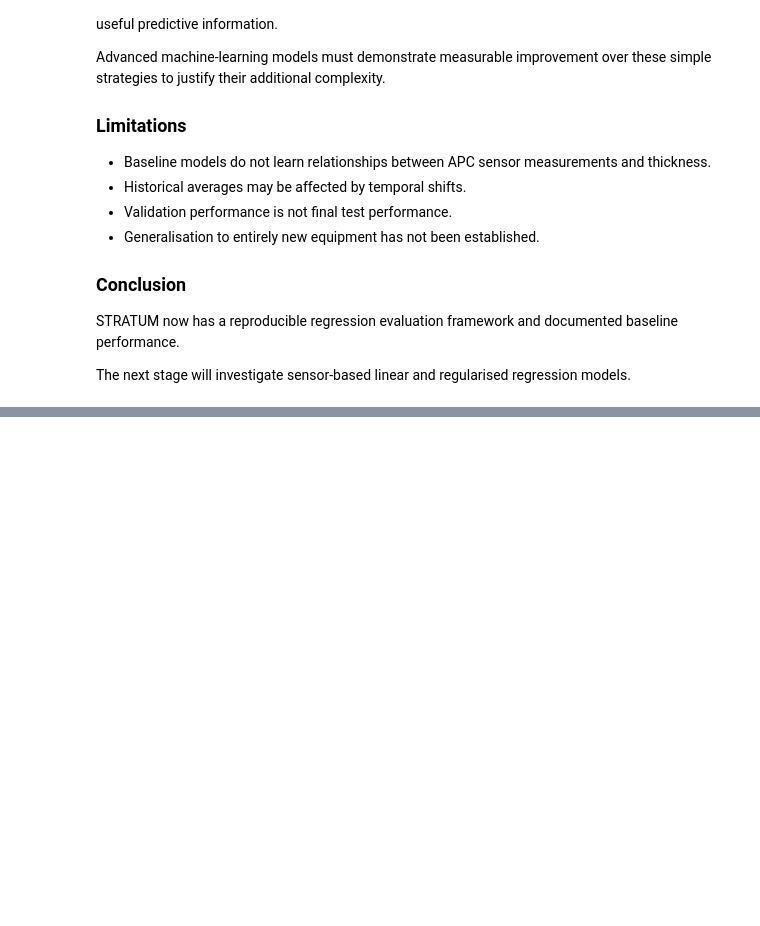
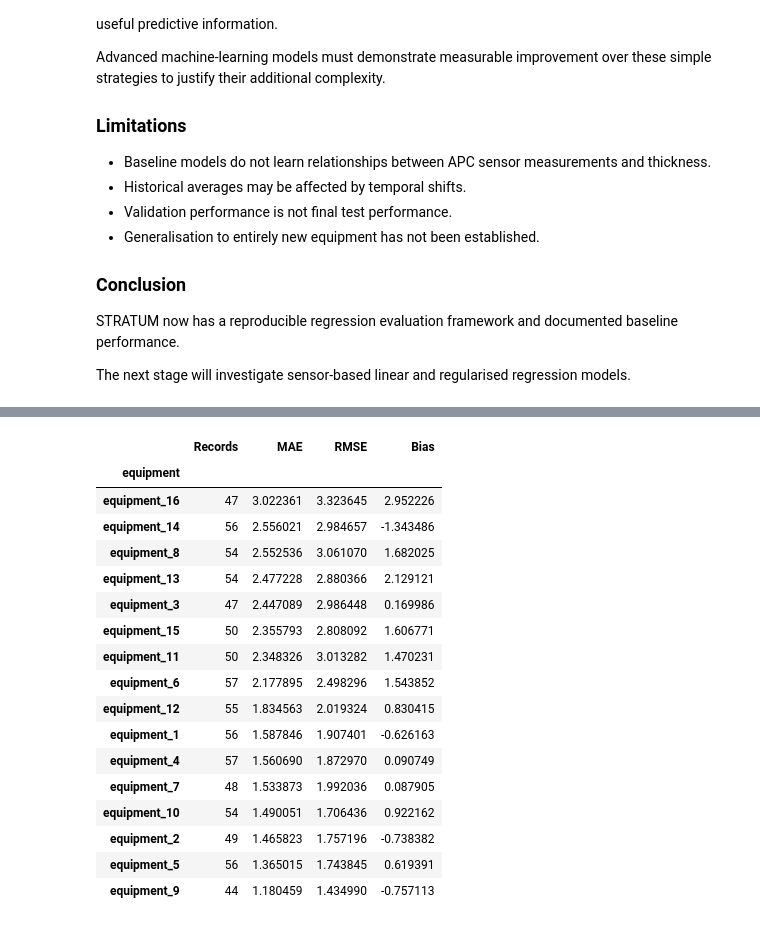
Before and after one commit to Tarun-Raja/STRATUM, a Jupyter notebook: notebooks/09_baseline_regression.ipynb, the cells around one changed output, grey strips where cells are left out. Cells and saved outputs as stored; diff of their text form; code cells hidden in the pictures; blank space fills up the shorter version.

```diff
--- a/notebooks/09_baseline_regression.ipynb
+++ b/notebooks/09_baseline_regression.ipynb
@@ -861,0 +922,67 @@ and regularised regression models.
+# %%
+
+# Analyse baseline errors by equipment
+
+equipment_error_df = pd.DataFrame({
+    "equipment": X_val["equipment"].to_numpy(),
+    "actual": y_val.to_numpy(),
+    "predicted": equipment_predictions,
+})
+
+equipment_error_df["absolute_error"] = (
+    equipment_error_df["actual"]
+    - equipment_error_df["predicted"]
+).abs()
+
+equipment_error_df["squared_error"] = (
+    equipment_error_df["actual"]
+    - equipment_error_df["predicted"]
+) ** 2
+
+equipment_error_df["prediction_bias"] = (
+    equipment_error_df["predicted"]
+    - equipment_error_df["actual"]
+)
+
+equipment_error_summary = (
+    equipment_error_df
+    .groupby("equipment")
+    .agg(
+        Records=("actual", "count"),
+        MAE=("absolute_error", "mean"),
+        MSE=("squared_error", "mean"),
+        Bias=("prediction_bias", "mean"),
+    )
+)
+
+equipment_error_summary["RMSE"] = np.sqrt(
+    equipment_error_summary.pop("MSE")
+)
+
+equipment_error_summary = (
+    equipment_error_summary[
+        ["Records", "MAE", "RMSE", "Bias"]
+    ]
+    .sort_values("MAE", ascending=False)
+)
+
+display(equipment_error_summary.round(6))
+# %% [output]
+|  | Records | MAE | RMSE | Bias |
+| equipment |  |  |  |  |
+| equipment_16 | 47 | 3.022361 | 3.323645 | 2.952226 |
+| equipment_14 | 56 | 2.556021 | 2.984657 | -1.343486 |
+| equipment_8 | 54 | 2.552536 | 3.061070 | 1.682025 |
+| equipment_13 | 54 | 2.477228 | 2.880366 | 2.129121 |
+| equipment_3 | 47 | 2.447089 | 2.986448 | 0.169986 |
+| equipment_15 | 50 | 2.355793 | 2.808092 | 1.606771 |
+| equipment_11 | 50 | 2.348326 | 3.013282 | 1.470231 |
+| equipment_6 | 57 | 2.177895 | 2.498296 | 1.543852 |
+| equipment_12 | 55 | 1.834563 | 2.019324 | 0.830415 |
+| equipment_1 | 56 | 1.587846 | 1.907401 | -0.626163 |
+| equipment_4 | 57 | 1.560690 | 1.872970 | 0.090749 |
+| equipment_7 | 48 | 1.533873 | 1.992036 | 0.087905 |
+| equipment_10 | 54 | 1.490051 | 1.706436 | 0.922162 |
+| equipment_2 | 49 | 1.465823 | 1.757196 | -0.738382 |
+| equipment_5 | 56 | 1.365015 | 1.743845 | 0.619391 |
+| equipment_9 | 44 | 1.180459 | 1.434990 | -0.757113 |
```
Also changed, not shown: parts of 3 cells of this notebook.
